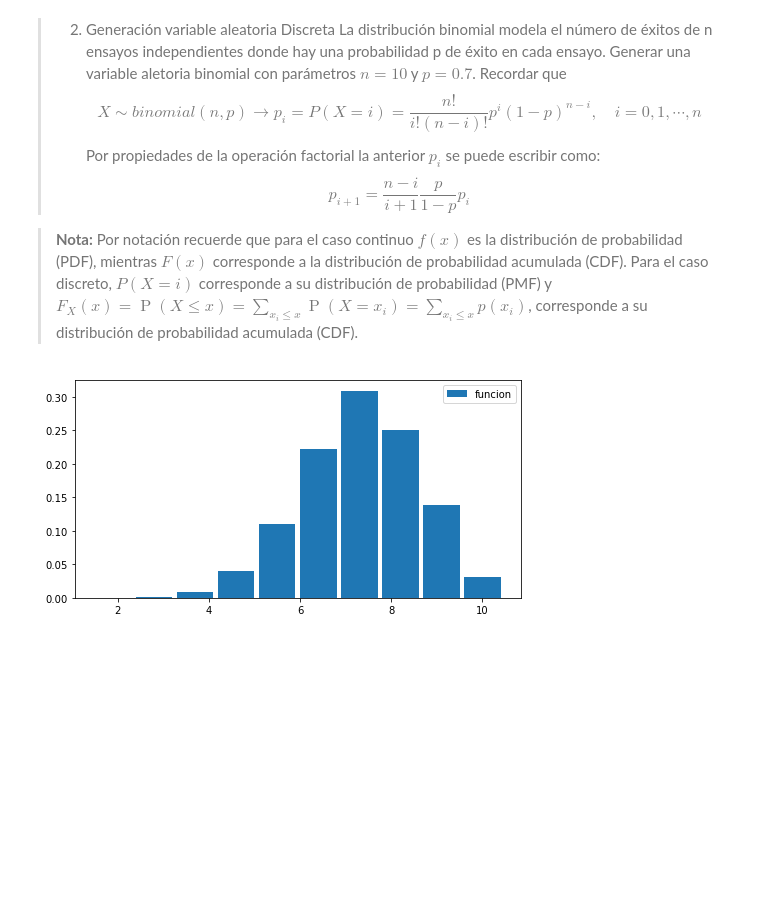
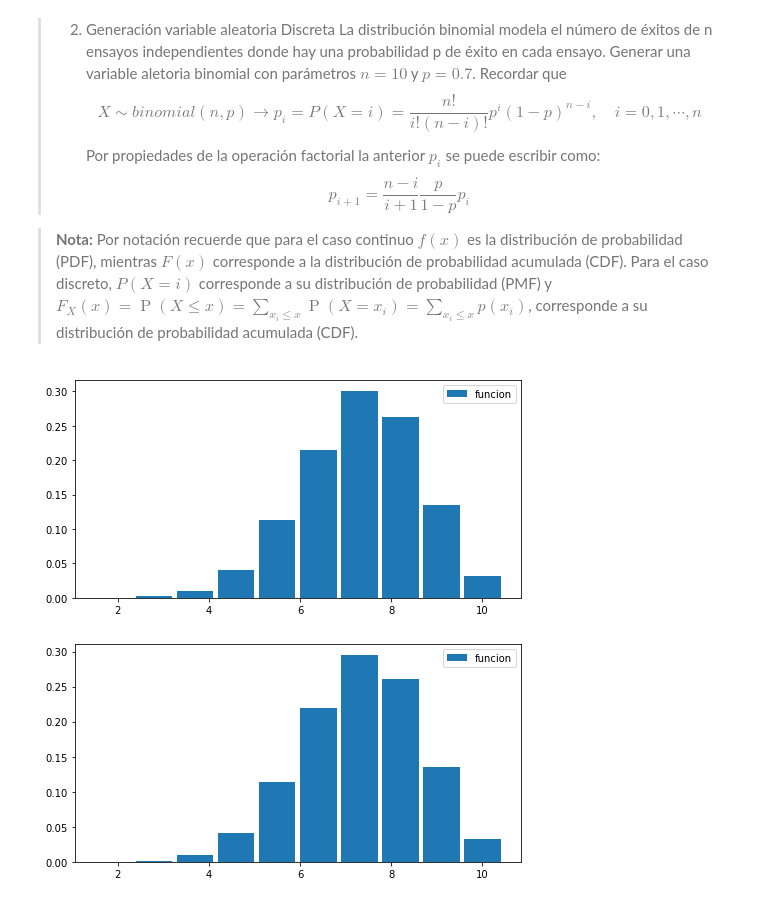
Before and after one commit to SebasGlez2000/Tarea5_JSGonzalez_MVDorantes, a Jupyter notebook: Tarea5.ipynb, the cells around one changed output. Drawn from its saved outputs; the diff is of its cells as text; code cells hidden in the pictures; blank space fills up the shorter version.

```diff
--- a/Tarea5.ipynb
+++ b/Tarea5.ipynb
@@ -71,3 +86,42 @@ ej1(fx,inversa,N)
+# %%
+# Estudiante 1
+
+sim = 1000
+n = 10
+p = 0.7
+
+def distdisc(x,probacum):
+    v = np.array(list(map(lambda h:sum(1 for i in probacum if i<x[h]),range(N))))
+    return v
+
+def hist(dist):
+    y,x = np.histogram(dist,bins = len(set(dist)),density = True)
+    plt.figure(figsize=[8,4])
+    plt.bar(x[1:],y,label='funcion')
+    plt.legend()
+    plt.show()
+
+def acumulado(n,p):
+    R = np.zeros(n)
+    R[0] = (1-p)**n
+    def r(i):
+        nonlocal R
+        c  = p/(1-p)
+        R[i+1]=(c*(n-i)/(i+1))*R[i]
+    [r(i) for i in range(n-1)]
+    return np.cumsum(R)
+
+n = 10
+p = 0.7
+N = 10000
+
+acum = acumulado(n,p)
+u = np.random.rand(N)
+
+d_binomial = distdisc(u,acum)
+hist(d_binomial)
+# %% [output]
+[figure, added]
 # %%
 # Estudiante 2
 def distdisc(x,probacum):
@@ -101,4 +155,4 @@ u = np.random.rand(N)
 d_binomial = distdisc(u,acum)
 hist(d_binomial)
 # %% [output]
-[figure, old version]
+[figure, new version]
```
Also changed, not shown: parts of 5 cells of this notebook.
